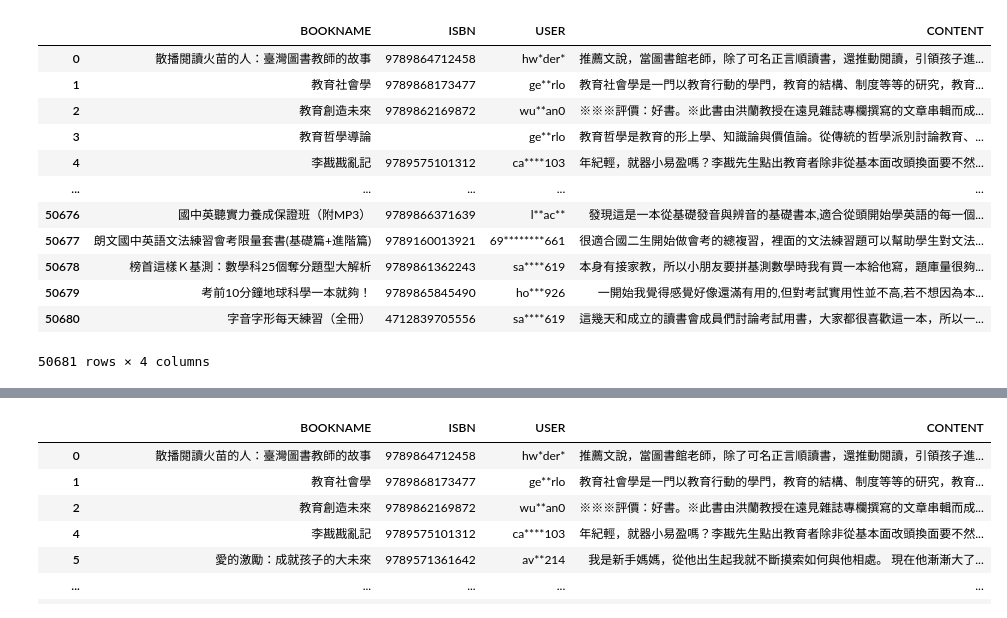
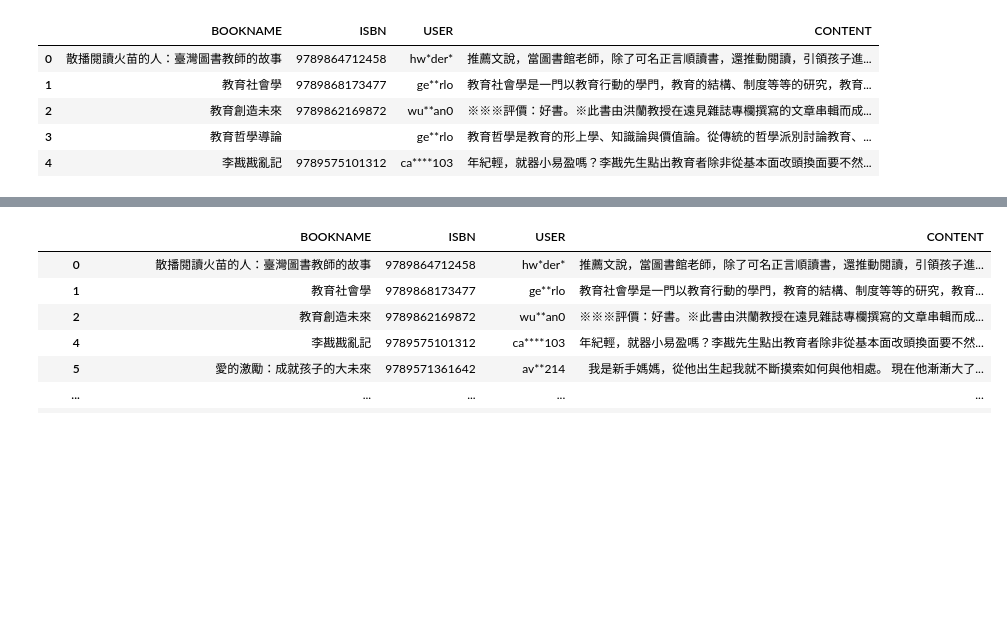
Before and after one commit to Hemsnick/Algorithm, a Jupyter notebook: read&king_star.ipynb, the cells around one changed output, grey strips where cells are left out. Cells and saved outputs as stored; diff of their text form; code cells hidden in the pictures; blank space fills up the shorter version.

Commit message:
read&king_star

```diff
--- a/read&king_star.ipynb
+++ b/read&king_star.ipynb
@@ -1,26 +1,19 @@
 # %%
 # combine dataframe from folder
 from functools import reduce
 import pandas as pd
 import os
 filelist=os.listdir('king_book_commit')
 df_group=map(lambda x:pd.read_json(f'./king_book_commit/{x}'),filelist)
 king_df=reduce(lambda x, y:pd.concat([x,y],ignore_index=True), df_group)
-king_df
+king_df.head()
 # %% [output]
 |  | BOOKNAME | ISBN | USER | CONTENT |
 | 0 | 散播閱讀火苗的人：臺灣圖書教師的故事 | 9789864712458 | hw*der* | 推薦文說，當圖書館老師，除了可名正言順讀書，還推動閱讀，引領孩子進... |
 | 1 | 教育社會學 | 9789868173477 | ge**rlo | 教育社會學是一門以教育行動的學門，教育的結構、制度等等的研究，教育... |
 | 2 | 教育創造未來 | 9789862169872 | wu**an0 | ※※※評價：好書。※此書由洪蘭教授在遠見雜誌專欄撰寫的文章串輯而成... |
 | 3 | 教育哲學導論 |  | ge**rlo | 教育哲學是教育的形上學、知識論與價值論。從傳統的哲學派別討論教育、... |
 | 4 | 李戡戡亂記 | 9789575101312 | ca****103 | 年紀輕，就器小易盈嗎？李戡先生點出教育者除非從基本面改頭換面要不然... |
-| ... | ... | ... | ... | ... |
-| 50676 | 國中英聽實力養成保證班（附MP3） | 9789866371639 | l**ac** | 發現這是一本從基礎發音與辨音的基礎書本,適合從頭開始學英語的每一個... |
-| 50677 | 朗文國中英語文法練習會考限量套書(基礎篇+進階篇) | 9789160013921 | 69********661 | 很適合國二生開始做會考的總複習，裡面的文法練習題可以幫助學生對文法... |
-| 50678 | 榜首這樣Ｋ基測：數學科25個奪分題型大解析 | 9789861362243 | sa****619 | 本身有接家教，所以小朋友要拼基測數學時我有買一本給他寫，題庫量很夠... |
-| 50679 | 考前10分鐘地球科學一本就夠！ | 9789865845490 | ho***926 | 一開始我覺得感覺好像還滿有用的,但對考試實用性並不高,若不想因為本... |
-| 50680 | 字音字形每天練習（全冊） | 4712839705556 | sa****619 | 這幾天和成立的讀書會成員們討論考試用書，大家都很喜歡這一本，所以一... |
-50681 rows × 4 columns
 # %%
 # 同userw同ISBN 合併
 king_df=king_df.drop_duplicates(subset=['ISBN','USER'],ignore_index=True)
```
Also changed, not shown: parts of 16 cells of this notebook.
